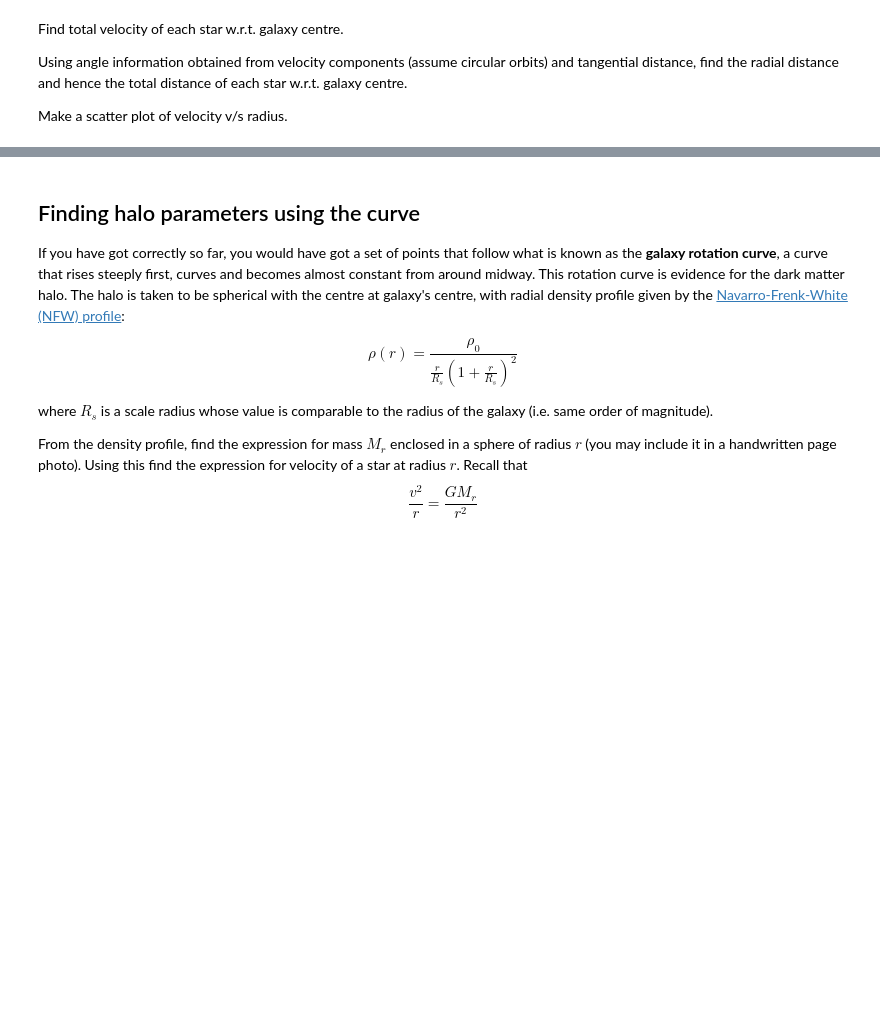
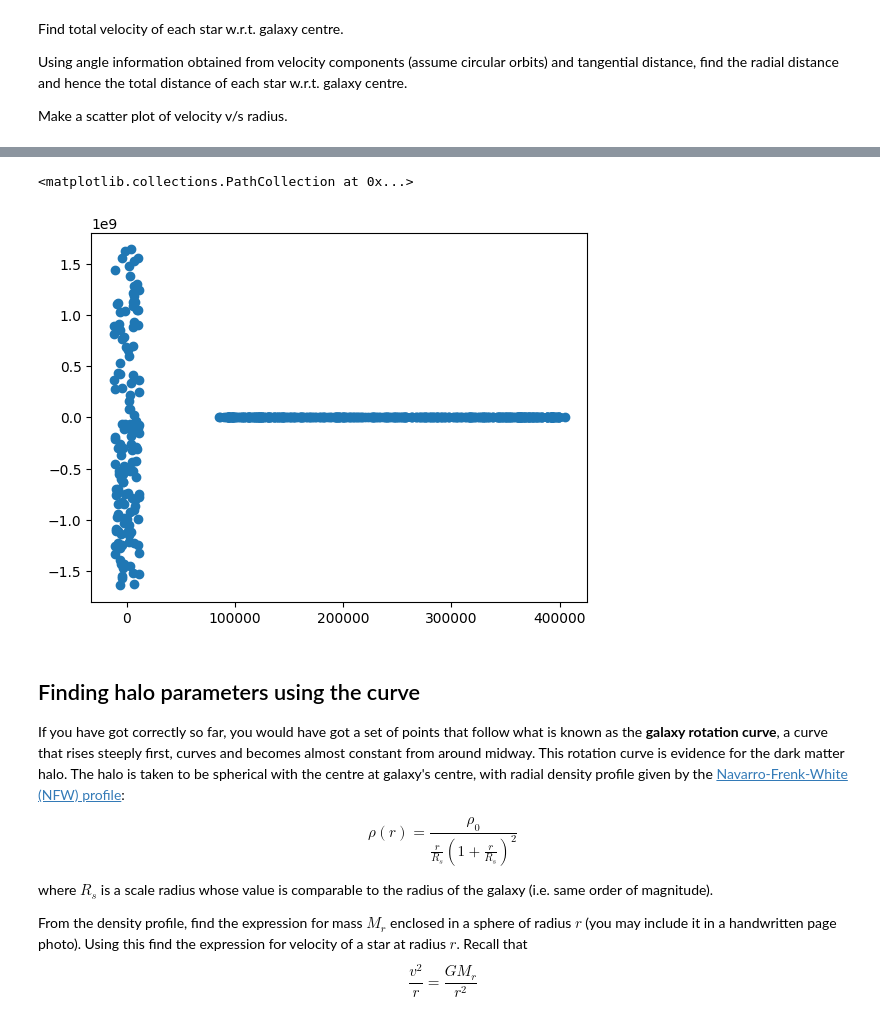
Before and after one commit to rahule-1999/KSP, a Jupyter notebook: Problem_StatementGC.ipynb, the cells around one changed output, grey strips where cells are left out. Drawn from its saved outputs; the diff is of its cells as text; code cells hidden in the pictures; blank space fills up the shorter version.

```diff
--- a/Problem_StatementGC.ipynb
+++ b/Problem_StatementGC.ipynb
@@ -133,3 +135,8 @@ plt.scatter(df['distance'],df['velocity'])
+# %%
+plt.scatter(df['Radial velocity'],df['Tangential velocity'])
+# %% [output]
+<matplotlib.collections.PathCollection at 0x...>
+[figure, added]
 # %% [markdown]
 ## Finding halo parameters using the curve
 
```
Also changed, not shown: parts of 2 cells of this notebook.
